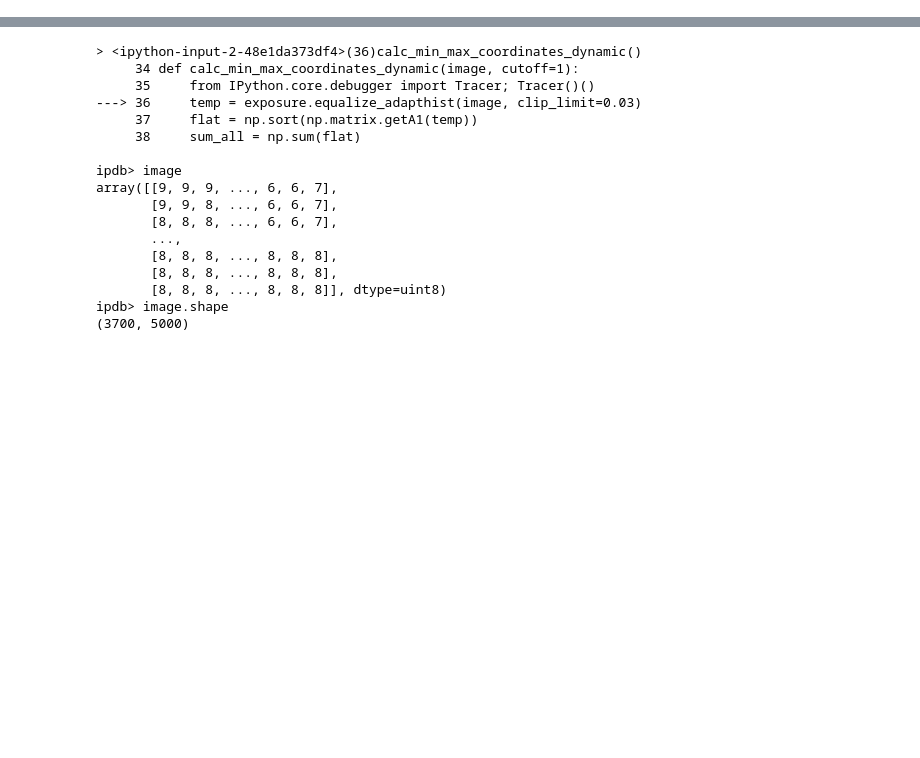
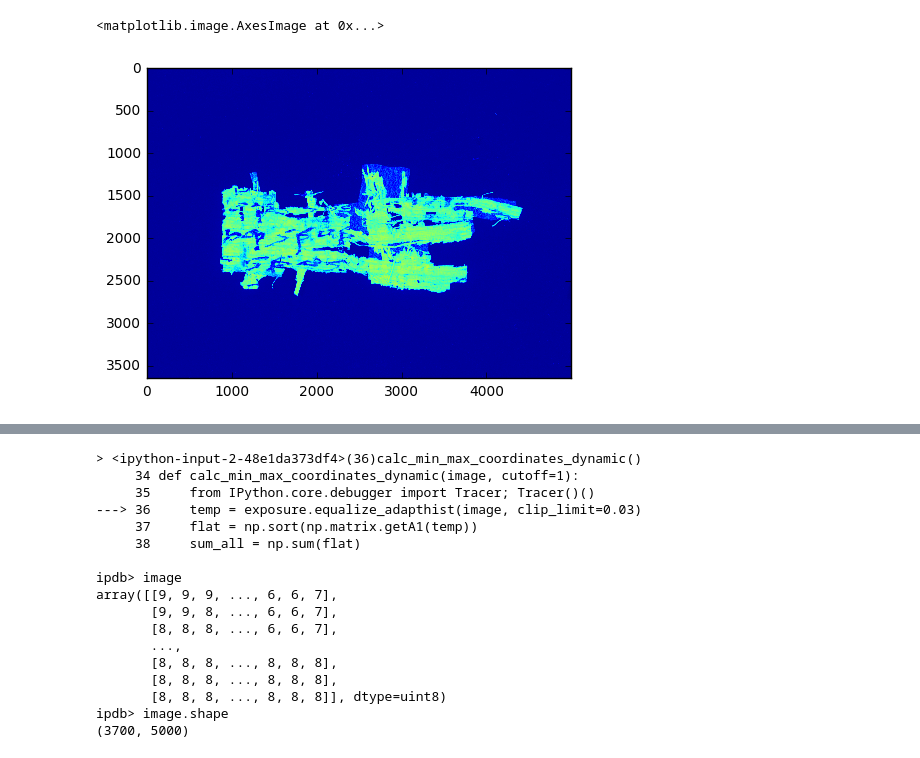
Before and after one commit to roy651/thesis, a Jupyter notebook: 3_PSD_and_filters.ipynb, the cells around one changed output, grey strips where cells are left out. Saved outputs shown, nothing was run; the diff lists cells and outputs as text; code cells hidden in the pictures; blank space fills up the shorter version.

```diff
--- a/3_PSD_and_filters.ipynb
+++ b/3_PSD_and_filters.ipynb
@@ -248,3 +248,24 @@ def plot_comparison(original, filtered, filter_name):
     ax2.set_title(filter_name)
     ax2.axis('off')
     ax2.set_adjustable('box-forced')
+# %%
+# TEMP!!!
+image = img.imread("/Users/il239838/Downloads/private/Thesis/Papyrus/jm_4a36716c764b6d6b4c442f464b3342347436653838673d3d/P598-Fg009-R/" + "P598-Fg009-R-C01-R01-D07012014-T124244-LR924__012.jpg")
+image = crop(image, 650, 4300, 1000, 6000)
+plt.imshow(image)
+
+# flat = np.sort(np.matrix.getA1(temp))
+# sum_all = np.sum(flat)
+# index = np.argmin(flat.cumsum() < (sum_all * cutoff))
+# temp = thresholded(temp, flat[index])
+
+
+# temp = temp * 1
+# temp = np.nonzero(temp)
+# ymin, ymax = find_min_max_without_orphand_pixels(temp[0])
+# xmin,xmax = find_min_max_without_orphand_pixels(temp[1])
+
+# temp = crop(image, 600+ymin, 600+ymax, 1000+xmin, 1000+xmax)
+# %% [output]
+<matplotlib.image.AxesImage at 0x...>
+[figure, added]
```
Also changed, not shown: parts of 3 cells of this notebook, 7 other files.
